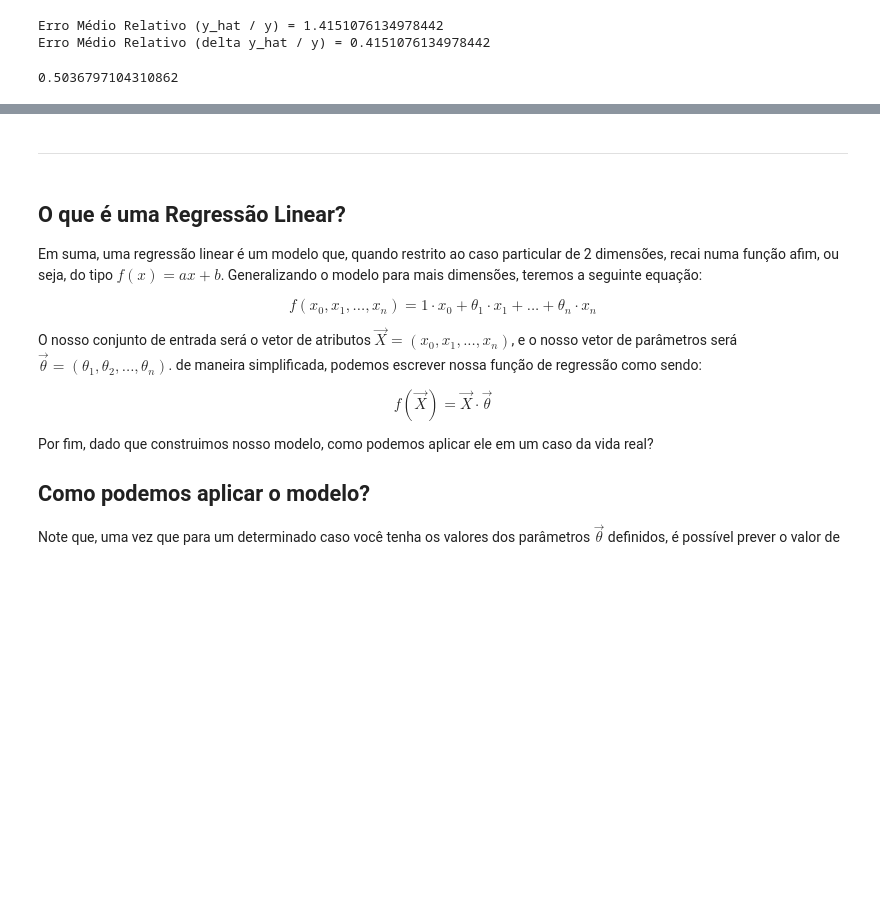
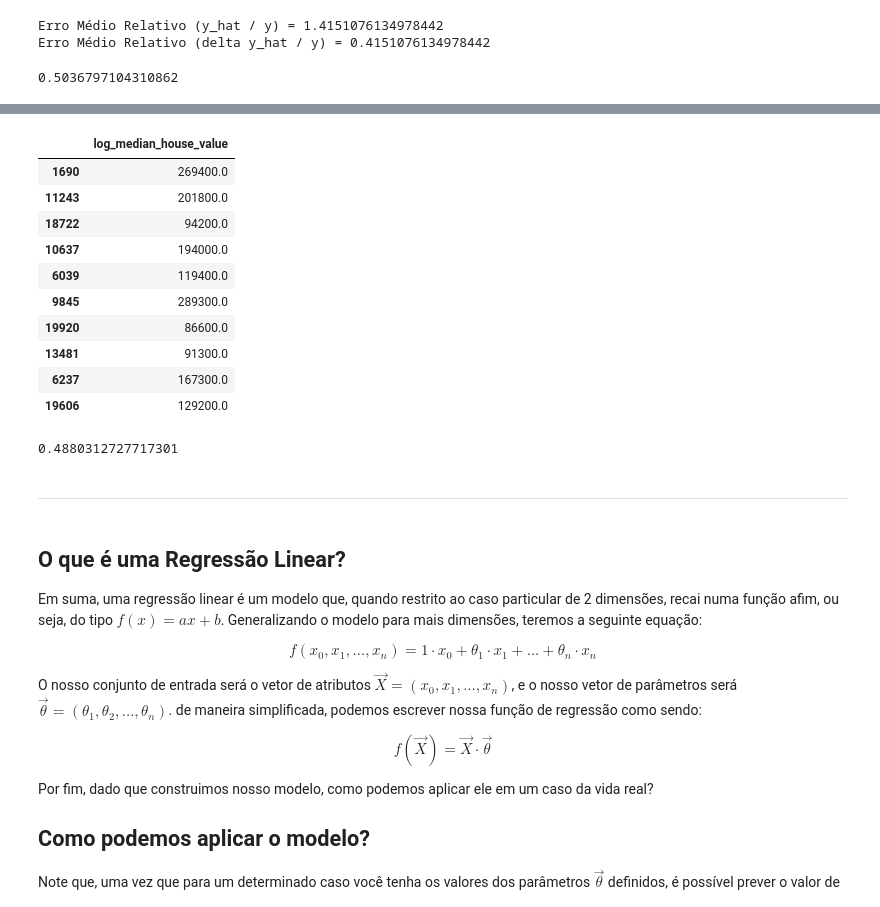
Before and after one commit to Insper-Data/simple-linear-regression, a Jupyter notebook: simple_california_house.ipynb, the cells around one changed output, grey strips where cells are left out. Drawn from its saved outputs; the diff is of its cells as text; code cells hidden in the pictures; blank space fills up the shorter version.

Commit message:
Chore: add more content to full and simple analysis

```diff
--- a/simple_california_house.ipynb
+++ b/simple_california_house.ipynb
@@ -803,3 +809,21 @@ r2_score(y_test, final_predictions)
+# %%
+np.exp(y_test[:10])
+# %% [output]
+|  | log_median_house_value |
+| 1690 | 269400.0 |
+| 11243 | 201800.0 |
+| 18722 | 94200.0 |
+| 10637 | 194000.0 |
+| 6039 | 119400.0 |
+| 9845 | 289300.0 |
+| 19920 | 86600.0 |
+| 13481 | 91300.0 |
+| 6237 | 167300.0 |
+| 19606 | 129200.0 |
+# %%
+linear_model.score(X_train_full, y_train_full)
+# %% [output]
+0.4880312727717301
 # %% [markdown]
 ------------
 # %% [markdown]
```
Also changed, not shown: parts of 10 cells of this notebook, 4 other files.
